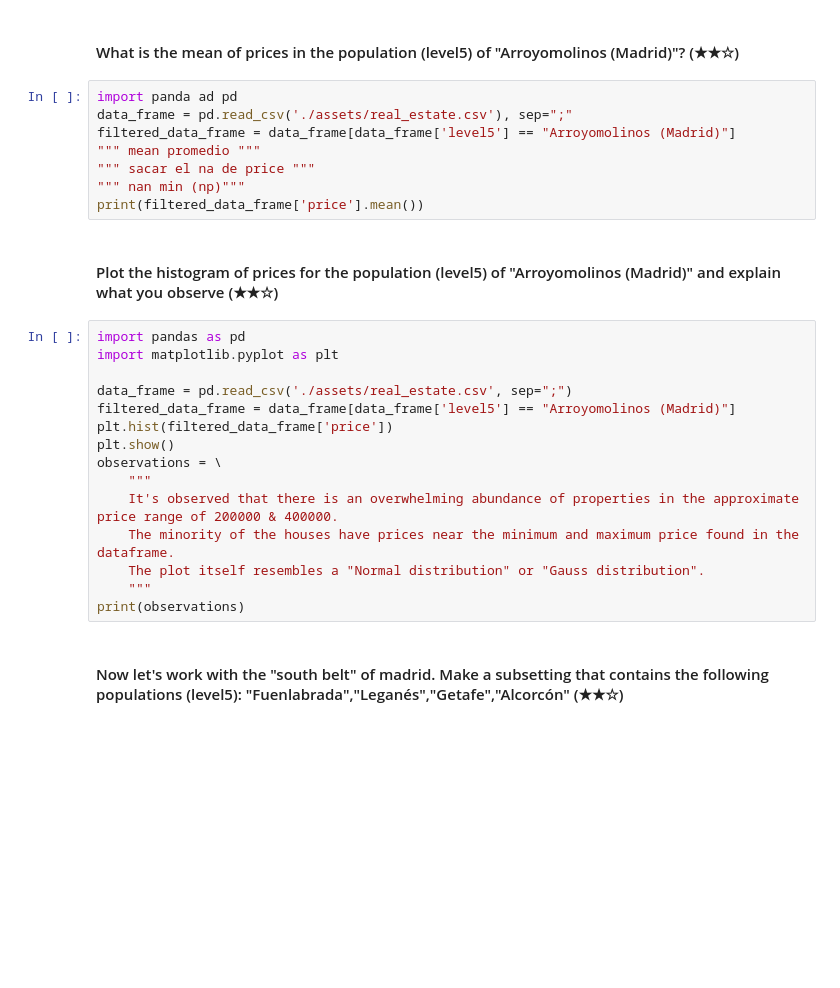
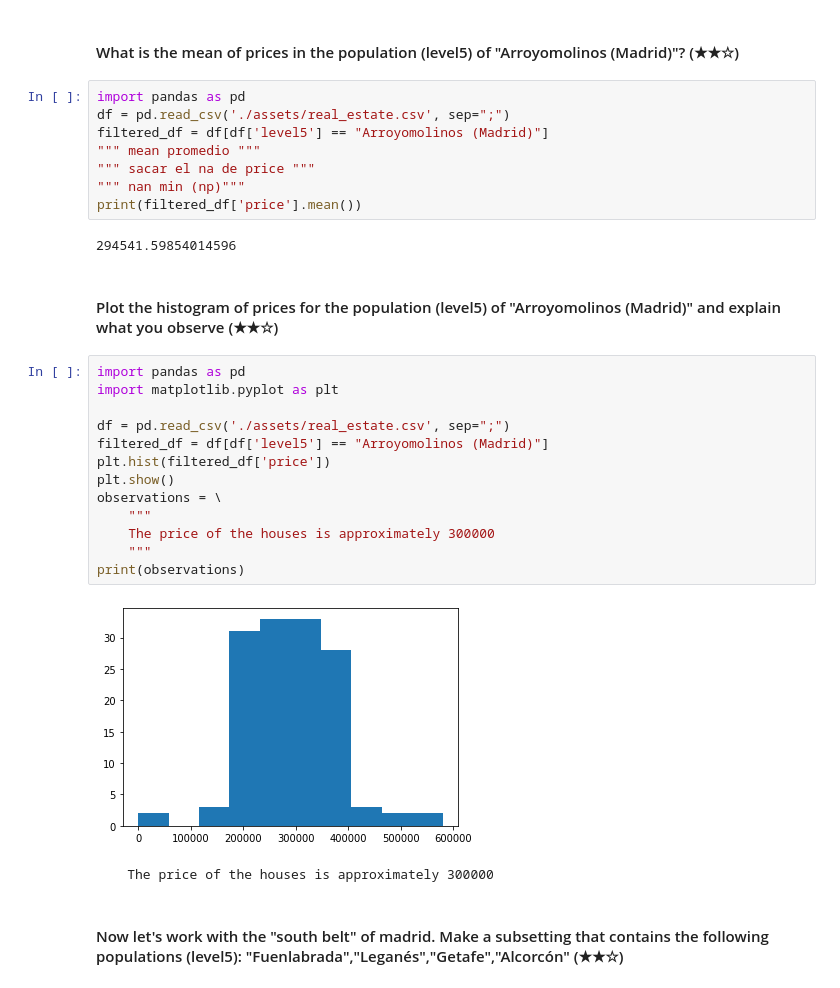
Before and after one commit to sepeca15/Real-Estate-Data-Cleanup, a Jupyter notebook: project.ipynb, the cells around one changed output. Cells and saved outputs as stored; diff of their text form; blank space fills up the shorter version.

```diff
--- a/project.ipynb
+++ b/project.ipynb
@@ -67,30 +127,33 @@ else:
 # %% [markdown]
 #### What is the mean of prices in the population (level5) of "Arroyomolinos (Madrid)"? (★★☆)
 # %%
-import panda ad pd
-data_frame = pd.read_csv('./assets/real_estate.csv'), sep=";"
-filtered_data_frame = data_frame[data_frame['level5'] == "Arroyomolinos (Madrid)"]
+import pandas as pd
+df = pd.read_csv('./assets/real_estate.csv', sep=";")
+filtered_df = df[df['level5'] == "Arroyomolinos (Madrid)"]
 """ mean promedio """
 """ sacar el na de price """
 """ nan min (np)"""
-print(filtered_data_frame['price'].mean())
+print(filtered_df['price'].mean())
+# %% [output]
+294541.59854014596
 # %% [markdown]
 #### Plot the histogram of prices for the population (level5) of "Arroyomolinos (Madrid)" and explain what you observe (★★☆)
 # %%
 import pandas as pd
 import matplotlib.pyplot as plt
 
-data_frame = pd.read_csv('./assets/real_estate.csv', sep=";")
-filtered_data_frame = data_frame[data_frame['level5'] == "Arroyomolinos (Madrid)"]
-plt.hist(filtered_data_frame['price'])
+df = pd.read_csv('./assets/real_estate.csv', sep=";")
+filtered_df = df[df['level5'] == "Arroyomolinos (Madrid)"]
+plt.hist(filtered_df['price'])
 plt.show()
 observations = \
     """
-    It's observed that there is an overwhelming abundance of properties in the approximate price range of 200000 & 400000.
-    The minority of the houses have prices near the minimum and maximum price found in the dataframe.
-    The plot itself resembles a "Normal distribution" or "Gauss distribution".
+    The price of the houses is approximately 300000
     """
 print(observations)
+# %% [output]
+[figure, added]
+    The price of the houses is approximately 300000
 # %% [markdown]
 #### Now let's work with the "south belt" of madrid. Make a subsetting that contains the following populations (level5): "Fuenlabrada","Leganés","Getafe","Alcorcón" (★★☆)
 # %%
```
Also changed, not shown: parts of 21 cells of this notebook.
